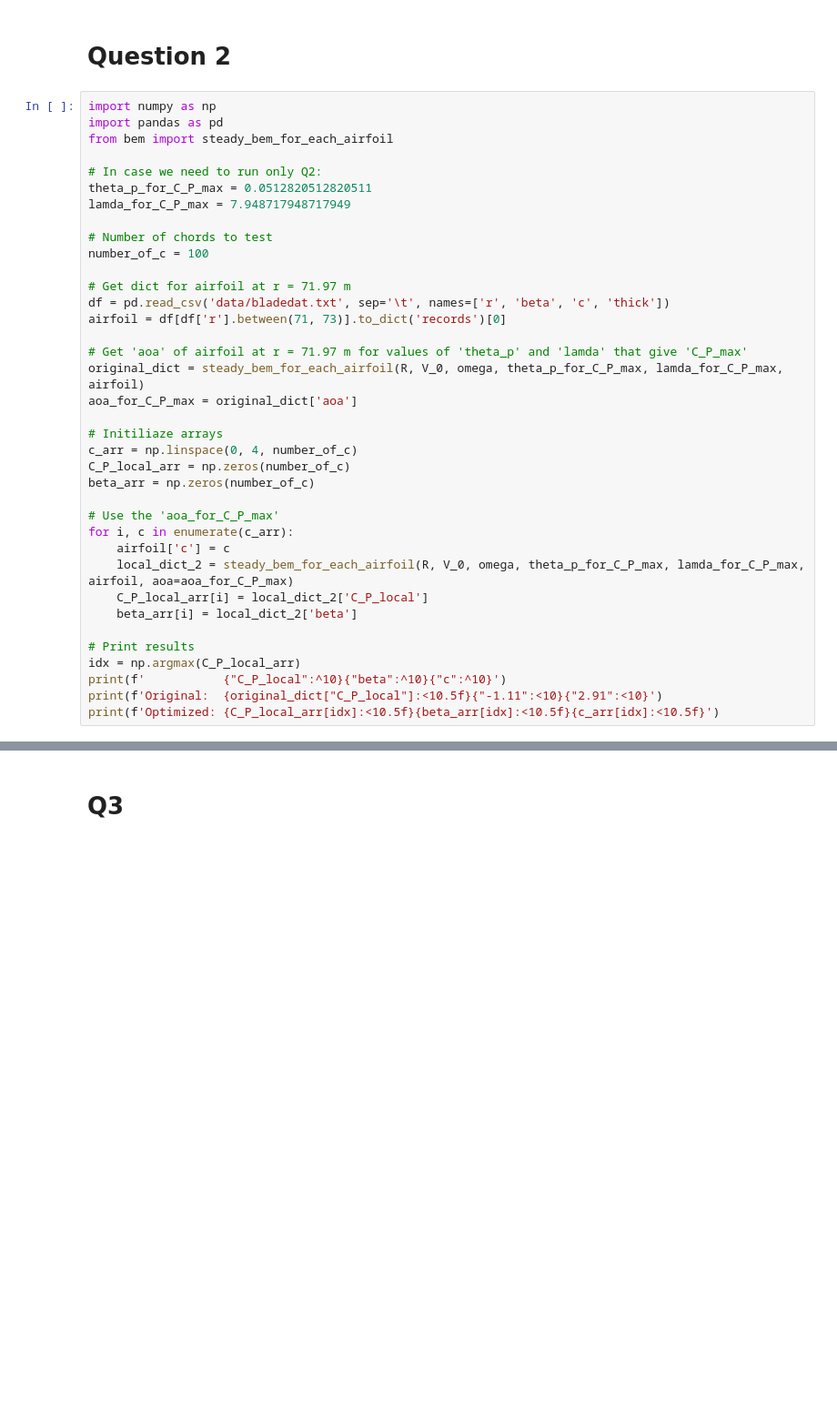
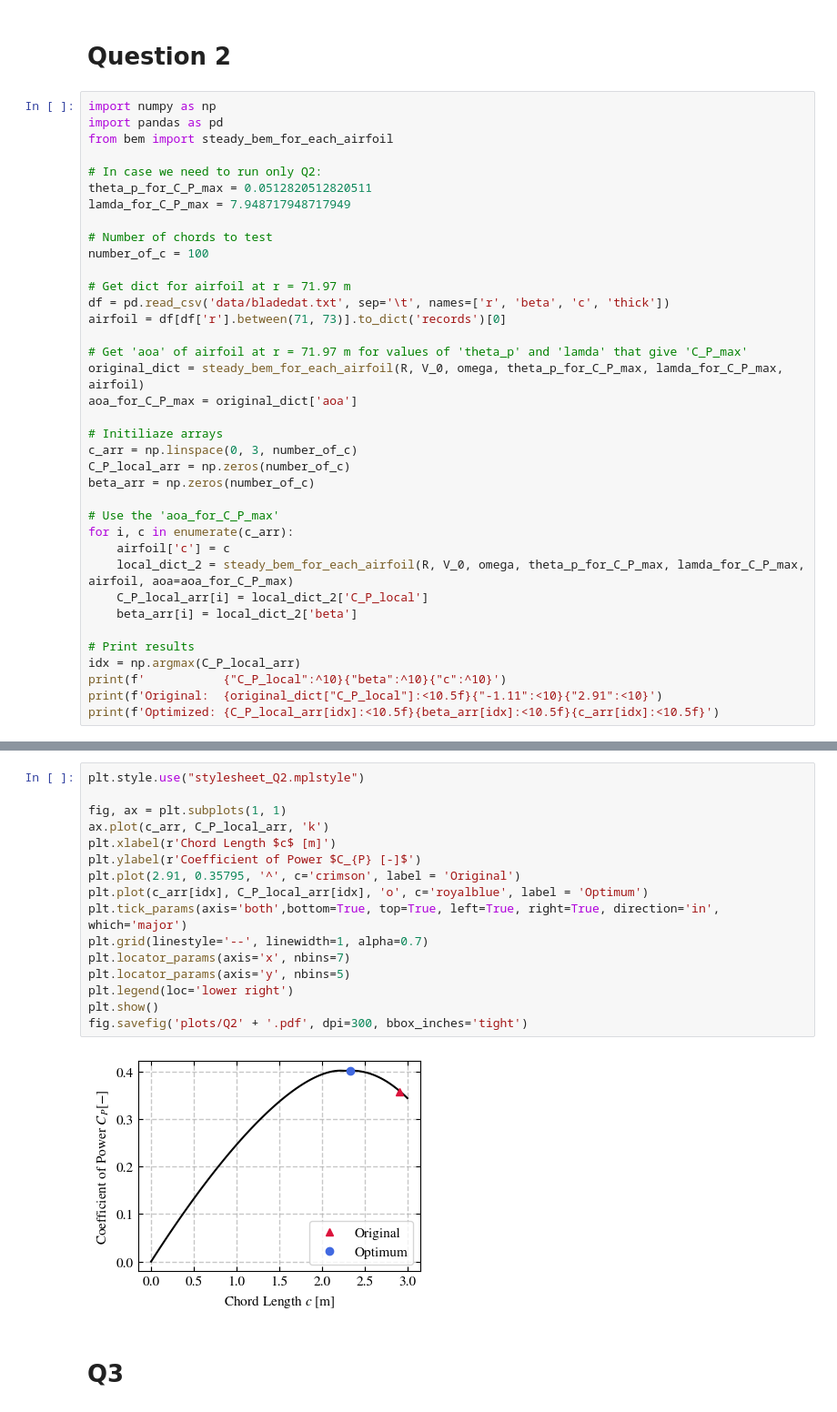
Before and after one commit to SpyrosAcheimastos/WTTA_BEM, a Jupyter notebook: jupyter_Spyros.ipynb, the cells around one changed output, grey strips where cells are left out. Shown at 91% size. Saved outputs shown, nothing was run; the diff lists cells and outputs as text; blank space fills up the shorter version.

```diff
--- a/jupyter_Spyros.ipynb
+++ b/jupyter_Spyros.ipynb
@@ -110,7 +227,7 @@ original_dict = steady_bem_for_each_airfoil(R, V_0, omega, theta_p_for_C_P_max,
 aoa_for_C_P_max = original_dict['aoa']
 
 # Initiliaze arrays
-c_arr = np.linspace(0, 4, number_of_c)
+c_arr = np.linspace(0, 3, number_of_c)
 C_P_local_arr = np.zeros(number_of_c)
 beta_arr = np.zeros(number_of_c)
 
@@ -142,3 +250,21 @@ plt.plot(c_arr[idx], C_P_local_arr[idx], 'go')
+# %%
+plt.style.use("stylesheet_Q2.mplstyle")
+
+fig, ax = plt.subplots(1, 1)
+ax.plot(c_arr, C_P_local_arr, 'k')
+plt.xlabel(r'Chord Length $c$ [m]')
+plt.ylabel(r'Coefficient of Power $C_{P} [-]$')
+plt.plot(2.91, 0.35795, '^', c='crimson', label = 'Original')
+plt.plot(c_arr[idx], C_P_local_arr[idx], 'o', c='royalblue', label = 'Optimum')
+plt.tick_params(axis='both',bottom=True, top=True, left=True, right=True, direction='in', which='major')
+plt.grid(linestyle='--', linewidth=1, alpha=0.7)
+plt.locator_params(axis='x', nbins=7)
+plt.locator_params(axis='y', nbins=5)
+plt.legend(loc='lower right')
+plt.show()
+fig.savefig('plots/Q2' + '.pdf', dpi=300, bbox_inches='tight')
+# %% [output]
+[figure, added]
 # %% [markdown]
 # Q3
 # %%
```
Also changed, not shown: parts of 32 cells of this notebook, 2 other files.
